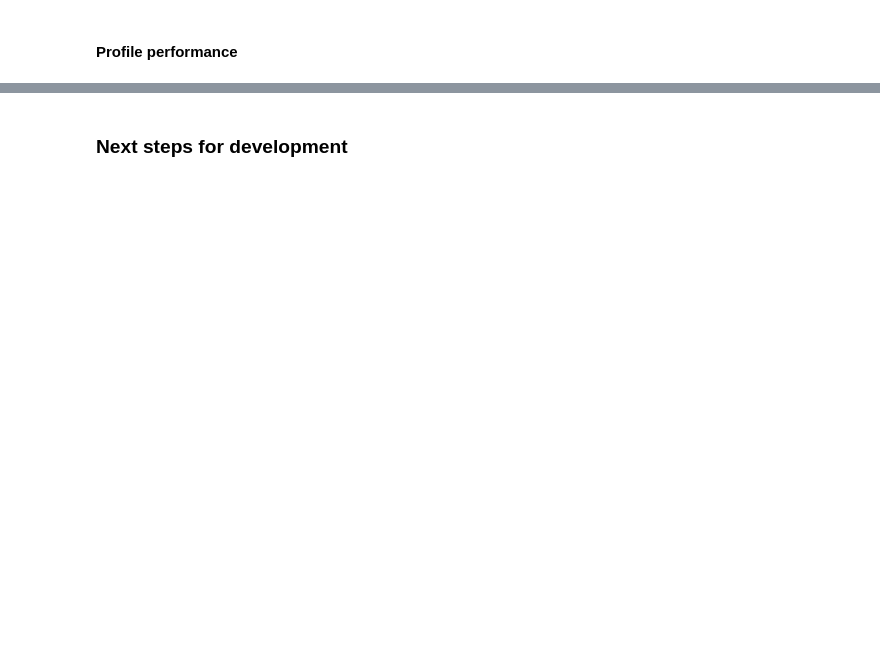
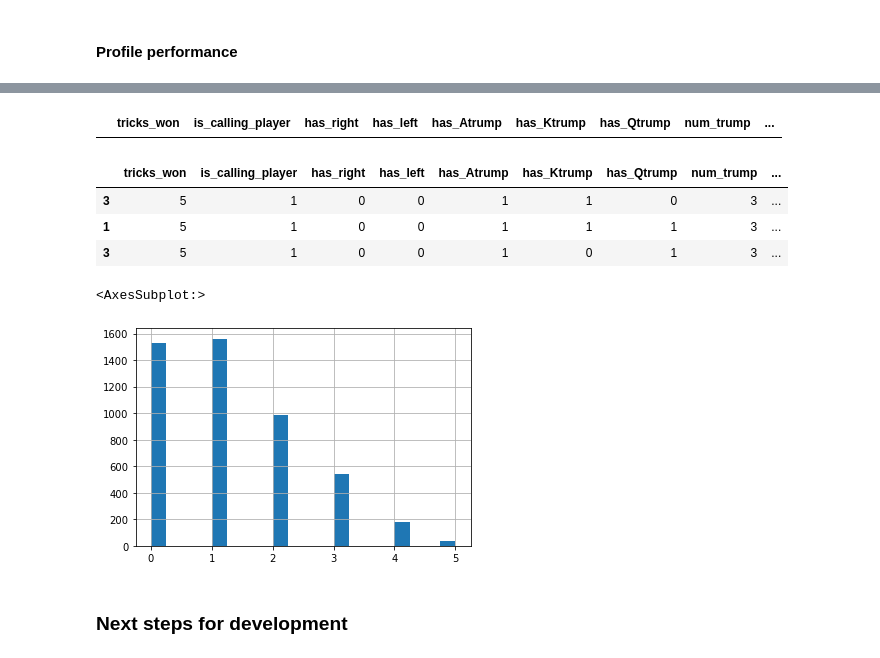
Before and after one commit to jeremypmobley/nonsense, a Jupyter notebook: euchre/euchre_dev.ipynb, the cells around one changed output, grey strips where cells are left out. Drawn from its saved outputs; the diff is of its cells as text; code cells hidden in the pictures; blank space fills up the shorter version.

```diff
--- a/euchre/euchre_dev.ipynb
+++ b/euchre/euchre_dev.ipynb
@@ -418,7 +432,7 @@ games_played = 0
 t1_wins = 0
 for i in range(N_GAMES_TO_PLAY):
     euchre_game = EuchreGame()
-    # euchre_game.team_strategies['t2'] = 'random'  # set team 2 strategy to random
+    euchre_game.team_strategies['t2'] = 'random'  # set team 2 strategy to random
     euchre_game.play_full_game(verbose=False)
     games_played += 1
     if euchre_game.score['t1'] > euchre_game.score['t2']:
@@ -468,0 +452,16 @@ all_hand_results[0][0]
+# %%
+%%time
+
+N_GAMES_TO_PLAY = 100
+
+all_hand_results = []
+games_played = 0
+t1_wins = 0
+for i in range(N_GAMES_TO_PLAY):
+    euchre_game = EuchreGame()
+    # euchre_game.team_strategies['t2'] = 'random'  # set team 2 strategy to random
+    hand_results = euchre_game.play_full_game(return_all_hands_results=True, verbose=False)
+    games_played += 1
+    if euchre_game.score['t1'] > euchre_game.score['t2']:
+        t1_wins += 1
+    all_hand_results.append(hand_results)
@@ -468,0 +537,14 @@ all_hand_results[0][0]
+# %%
+%%time
+
+N_GAMES_TO_PLAY = 100
+
+all_hand_results_df = pd.DataFrame()
+for i in range(N_GAMES_TO_PLAY):
+    euchre_game = EuchreGame()
+    hand_results = euchre_game.play_full_game(return_all_hands_results=True, verbose=False)
+    game_results_df = pd.DataFrame()
+    for hand in hand_results:
+        hand_results_df = return_df_from_hand_results(hand)
+        game_results_df = pd.concat([game_results_df, hand_results_df])
+    all_hand_results_df = pd.concat([all_hand_results_df, game_results_df])
@@ -469,3 +575,19 @@ all_hand_results[0][0]
+# %%
+all_hand_results_df[(all_hand_results_df['tricks_won']==0) & (all_hand_results_df['has_right']==1)]
+# %% [output]
+|  | tricks_won | is_calling_player | has_right | has_left | has_Atrump | has_Ktrump | has_Qtrump | num_trump | ... |
+# %%
+all_hand_results_df[(all_hand_results_df['tricks_won']>4) & (all_hand_results_df['has_right']==0)]
+# %% [output]
+|  | tricks_won | is_calling_player | has_right | has_left | has_Atrump | has_Ktrump | has_Qtrump | num_trump | ... |
+| 3 | 5 | 1 | 0 | 0 | 1 | 1 | 0 | 3 | ... |
+| 1 | 5 | 1 | 0 | 0 | 1 | 1 | 1 | 3 | ... |
+| 3 | 5 | 1 | 0 | 0 | 1 | 0 | 1 | 3 | ... |
+# %%
+all_hand_results_df['tricks_won'].hist(bins=20)
+# %% [output]
+<AxesSubplot:>
+[figure, added]
 # %% [markdown]
 ### Next steps for development
 # %%
```
Also changed, not shown: parts of 65 cells of this notebook, 1 other file.
